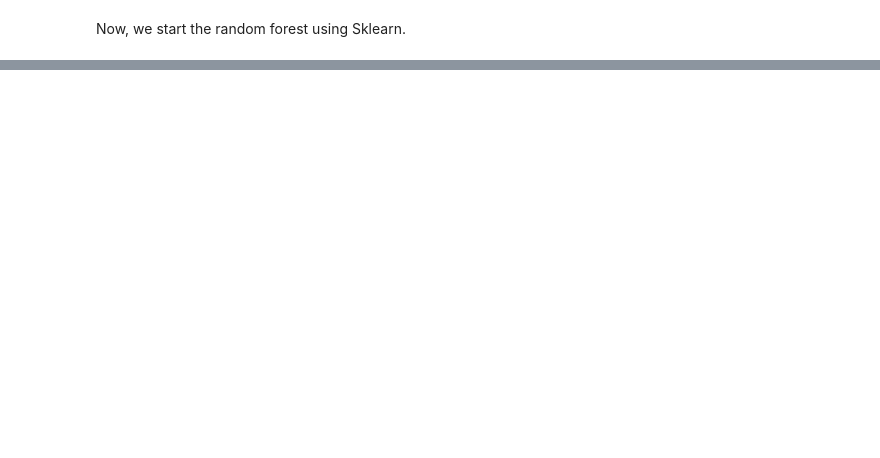
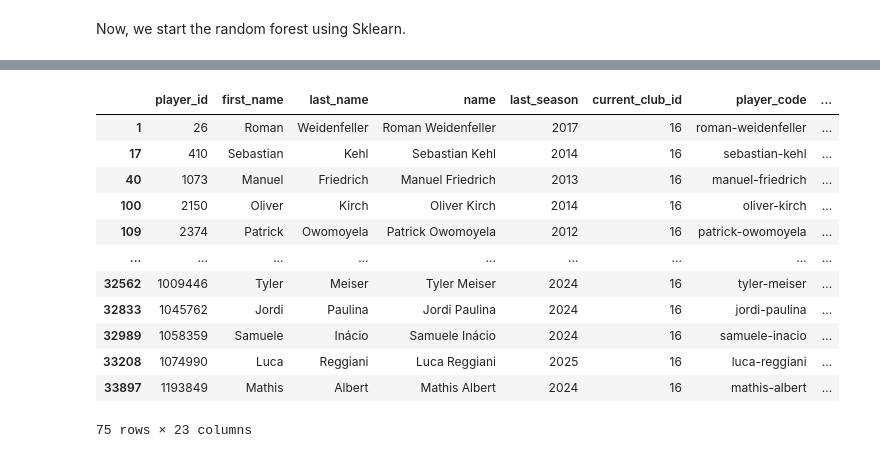
Before and after one commit to Keenan-Penner/Bundesliga_predictor, a Jupyter notebook: project.ipynb, the cells around one changed output, grey strips where cells are left out. Saved outputs shown, nothing was run; the diff lists cells and outputs as text; code cells hidden in the pictures; blank space fills up the shorter version.

```diff
--- a/project.ipynb
+++ b/project.ipynb
@@ -255,0 +226,16 @@ prediction_df
+# %%
+players[players["current_club_id"] == 16]
+# %% [output]
+|  | player_id | first_name | last_name | name | last_season | current_club_id | player_code | ... |
+| 1 | 26 | Roman | Weidenfeller | Roman Weidenfeller | 2017 | 16 | roman-weidenfeller | ... |
+| 17 | 410 | Sebastian | Kehl | Sebastian Kehl | 2014 | 16 | sebastian-kehl | ... |
+| 40 | 1073 | Manuel | Friedrich | Manuel Friedrich | 2013 | 16 | manuel-friedrich | ... |
+| 100 | 2150 | Oliver | Kirch | Oliver Kirch | 2014 | 16 | oliver-kirch | ... |
+| 109 | 2374 | Patrick | Owomoyela | Patrick Owomoyela | 2012 | 16 | patrick-owomoyela | ... |
+| ... | ... | ... | ... | ... | ... | ... | ... | ... |
+| 32562 | 1009446 | Tyler | Meiser | Tyler Meiser | 2024 | 16 | tyler-meiser | ... |
+| 32833 | 1045762 | Jordi | Paulina | Jordi Paulina | 2024 | 16 | jordi-paulina | ... |
+| 32989 | 1058359 | Samuele | Inácio | Samuele Inácio | 2024 | 16 | samuele-inacio | ... |
+| 33208 | 1074990 | Luca | Reggiani | Luca Reggiani | 2025 | 16 | luca-reggiani | ... |
+| 33897 | 1193849 | Mathis | Albert | Mathis Albert | 2024 | 16 | mathis-albert | ... |
+75 rows × 23 columns
```
Also changed, not shown: parts of 14 cells of this notebook.
